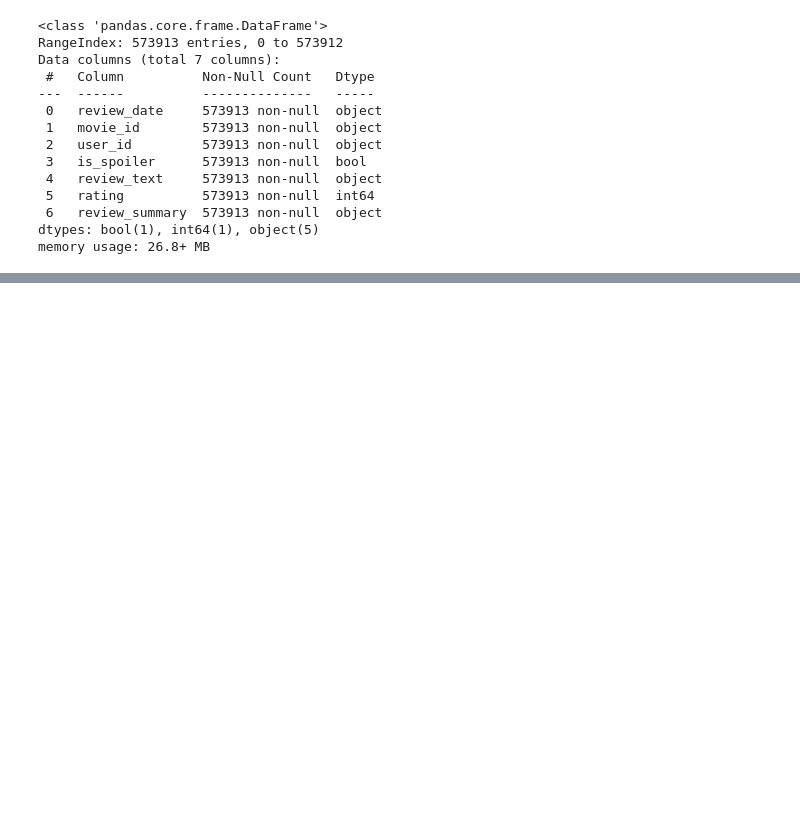
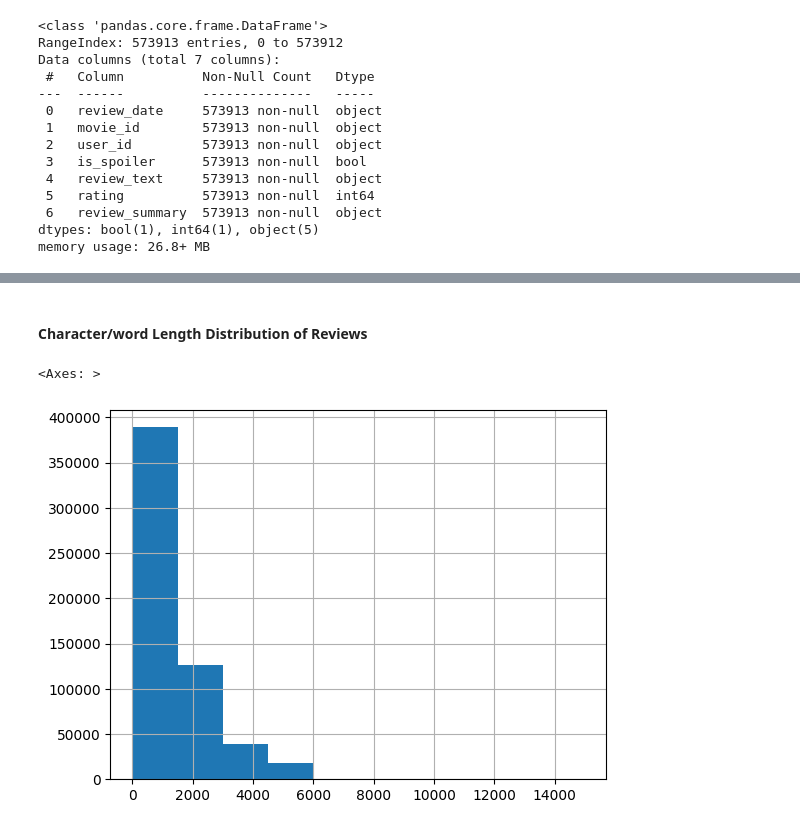
Before and after one commit to ayshmnmm/plot-protector, a Jupyter notebook: notebooks/01_eda.ipynb, the cells around one changed output, grey strips where cells are left out. Saved outputs shown, nothing was run; the diff lists cells and outputs as text; code cells hidden in the pictures; blank space fills up the shorter version.

```diff
--- a/notebooks/01_eda.ipynb
+++ b/notebooks/01_eda.ipynb
@@ -139,0 +156,8 @@ reviews_pp.sample(10, random_state=234)
+# %% [markdown]
+#### Character/word Length Distribution of Reviews
+# %%
+# review text char length distribution
+reviews["review_text"].str.len().hist()
+# %% [output]
+<Axes: >
+[figure, added]
```
Also changed, not shown: parts of 23 cells of this notebook.
